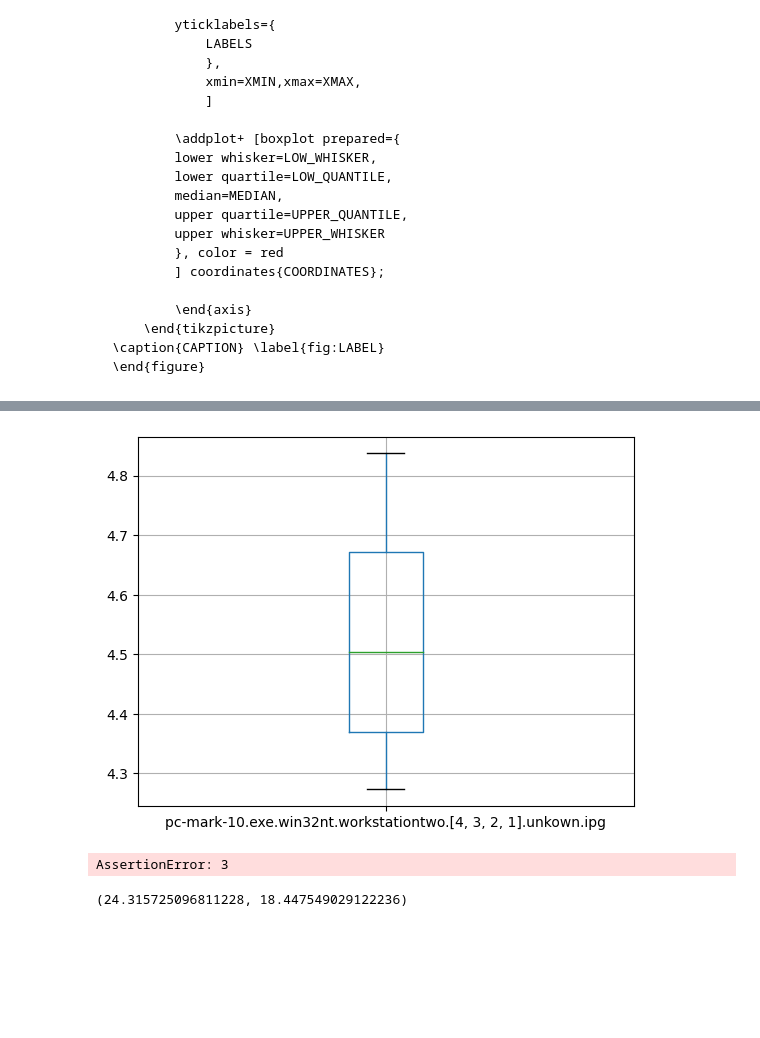
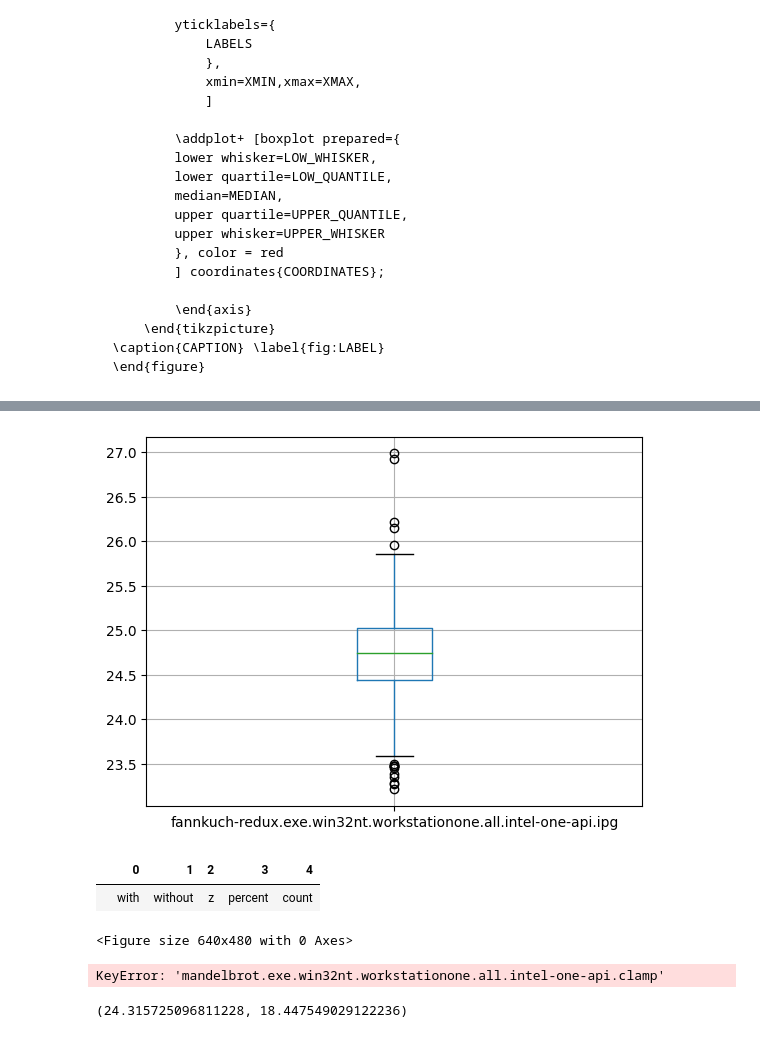
Before and after one commit to KuskIV/BDEnergy, a Jupyter notebook: analytics/result-analysis.ipynb, the cells around one changed output, grey strips where cells are left out. Saved outputs shown, nothing was run; the diff lists cells and outputs as text; code cells hidden in the pictures; blank space fills up the shorter version.

Commit message:
timeseries

```diff
--- a/analytics/result-analysis.ipynb
+++ b/analytics/result-analysis.ipynb
@@ -26,13 +26,13 @@ time_series_used = 25
 generate_graphs = False
 show_plots = True
 
-get_timeseries = False
-get_measurements = True
+get_timeseries = True
+get_measurements = False
 # %%
 # exp_name = "compiler"
-exp_name = "p-vs-e-core"
+# exp_name = "p-vs-e-core"
 # exp_name = "measuring_instrument"
-# exp_name = "app"
+exp_name = "app"
 # exp_name = "run-many-times"
 # exp_name = "cores"
 # %%
@@ -135,7 +135,8 @@ if exp_name == "measuring_instrument":
 
     used_mi_names = [
         # ipg, scaphandre, lhm, plug, rapl, clamp, rapl
-        rapl
+        ipg
+        # rapl
         # clamp
         # ipg, clamp, plug, lhm, rapl #, lhm, scaphandre, # plug, rapl
         # lhm#, plug
@@ -282,8 +283,8 @@ if exp_name == 'app':
     ]
 
     used_test_case_names = [
-        # '3d-mark.exe',
-        'pc-mark-10.exe',
+        '3d-mark.exe',
+        # 'pc-mark-10.exe',
         # 'idle.exe'
     ]
 
@@ -292,18 +293,18 @@ if exp_name == 'app':
     ]
 
     used_allocated_cores = [
-        # # ['4'],
+        # ['4'],
         # ['4', '3'],
         # ['4', '3', '2'],
         # ['4', '3', '2', '1'],
         # ['4', '3', '2', '1', '5'],
         # ['4', '3', '2', '1', '5', '0'],
-        # ['4', '3', '2', '1', '5', '0', '8'],
+        ['4', '3', '2', '1', '5', '0', '8'],
         # ['4', '3', '2', '1', '5', '0', '8', '7'],
         # ['4', '3', '2', '1', '5', '0', '8', '7', '6'],
         # ['4', '3', '2', '1', '5', '0', '8', '7', '6', '9'],
 
-        ['0'],
+        # ['0'],
         # ['0', '5'],
         # ['0', '5', '6'],
         # ['0', '5', '6', '2'],
@@ -504,5 +504,5 @@ if get_timeseries:
 # %%
 # [x for x in time_series[0]["fannkuch-redux.exe.rapl.workstationone.all.intel-one-api.unix"].iterrows()]
 # %%
-# key = list(time_series.keys())[0]
-# key
+key = list(time_series.keys())[0]
+key
@@ -1059,9 +1049,11 @@ used_df
-# %%
-used_df.boxplot(column='pc-mark-10.exe.win32nt.workstationtwo.[4, 3, 2, 1].unkown.ipg')
-plot.show()
-# used_df.boxplot()
-# %% [output]
-[figure, removed]
+# %%
+used_df = cpu_dynamic_watt_df
+
+used_df.boxplot(column=list(used_df.columns)[0])
+plot.show()
+# used_df.boxplot()
+# %% [output]
+[figure, added]
 # %%
 cochrans_data = {
     "" : ["with", "without", 'z', "percent", "count"]
@@ -1077,8 +1069,6 @@ if get_measurements:
     # E = 0.01
 
     include_outliers = False
-
-    used_df = cpu_dynamic_watt_df
 
     for column in used_df.columns:
         used_df_without_outlisers = math_util.exclude_outliers(used_df, column)
@@ -1115,10 +1105,14 @@ if get_measurements:
 
 pd.DataFrame(cochrans_data).T
 # %% [output]
+|  | 0 | 1 | 2 | 3 | 4 |
+|  | with | without | z | percent | count |
-AssertionError: 3
+<Figure size 640x480 with 0 Axes>
 # %%
 clamp_mandelbrot = [x for x in used_df['mandelbrot.exe.win32nt.workstationone.all.intel-one-api.clamp'] if not str(x) == 'nan']
 clamp_fann = [x for x in used_df['fannkuch-redux.exe.win32nt.workstationone.all.intel-one-api.clamp'] if not str(x) == 'nan']
+# %% [output]
+KeyError: 'mandelbrot.exe.win32nt.workstationone.all.intel-one-api.clamp'
 # %%
 clamp_mandelbrot_mean = sum(clamp_mandelbrot) / len(clamp_mandelbrot)
 clamp_fann_mean = sum(clamp_fann) / len(clamp_fann)
```
Also changed, not shown: parts of 21 cells of this notebook, 12 other files.
